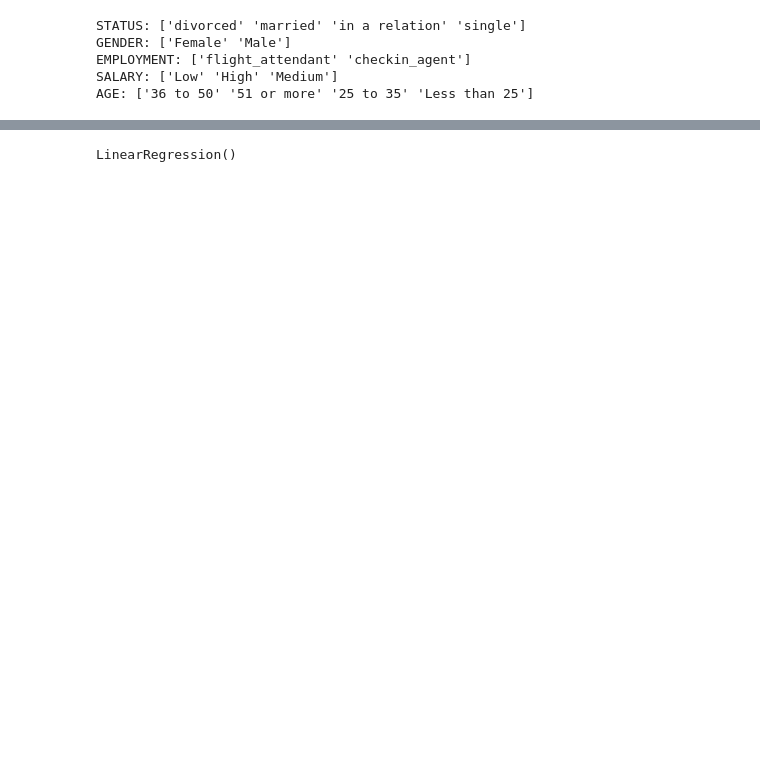
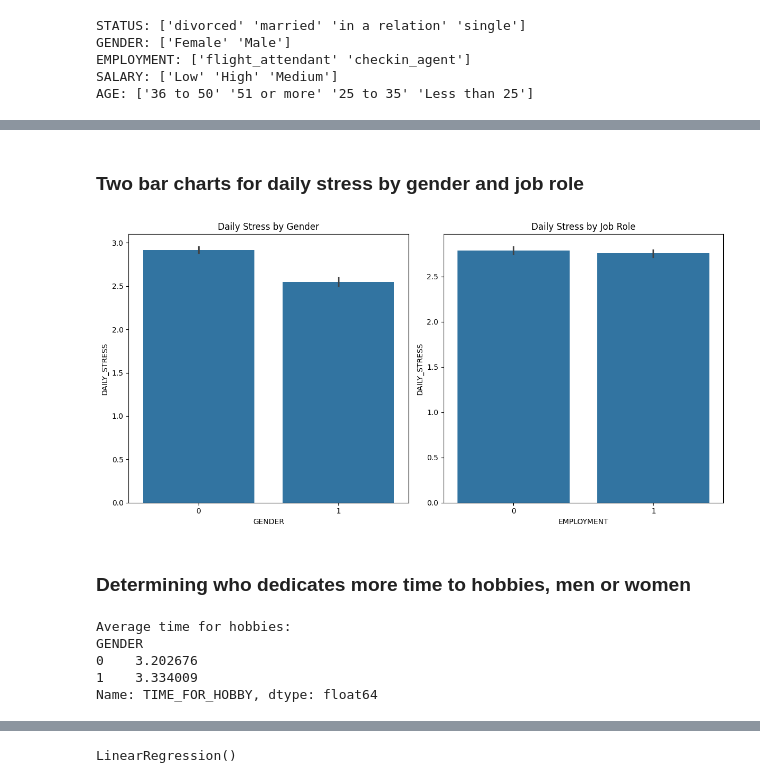
Before and after one commit to BassemMagdi0007/Employee-well-being, a Jupyter notebook: 1.3.ipynb, the cells around one changed output, grey strips where cells are left out. Drawn from its saved outputs; the diff is of its cells as text; code cells hidden in the pictures; blank space fills up the shorter version.

```diff
--- a/1.3.ipynb
+++ b/1.3.ipynb
@@ -99,0 +99,28 @@ Index(['EMP_ID', 'AGE', 'GENDER', 'STATUS', 'EMPLOYMENT', 'SUFFICIENT_INCOME',
+# %% [markdown]
+### Two bar charts for daily stress by gender and job role
+# %%
+plt.figure(figsize=(12, 6))
+plt.subplot(1, 2, 1)
+sns.barplot(x='GENDER', y='DAILY_STRESS', data=df)
+plt.title('Daily Stress by Gender')
+
+plt.subplot(1, 2, 2)
+sns.barplot(x='EMPLOYMENT', y='DAILY_STRESS', data=df)
+plt.title('Daily Stress by Job Role')
+
+plt.tight_layout()
+plt.show()
+# %% [output]
+[figure, added]
+# %% [markdown]
+### Determining who dedicates more time to hobbies, men or women
+# %%
+hobby_time = df.groupby('GENDER')['TIME_FOR_HOBBY'].mean()
+print("Average time for hobbies:")
+print(hobby_time)
+# %% [output]
+Average time for hobbies:
+GENDER
+0    3.202676
+1    3.334009
+Name: TIME_FOR_HOBBY, dtype: float64
```
Also changed, not shown: parts of 24 cells of this notebook.
